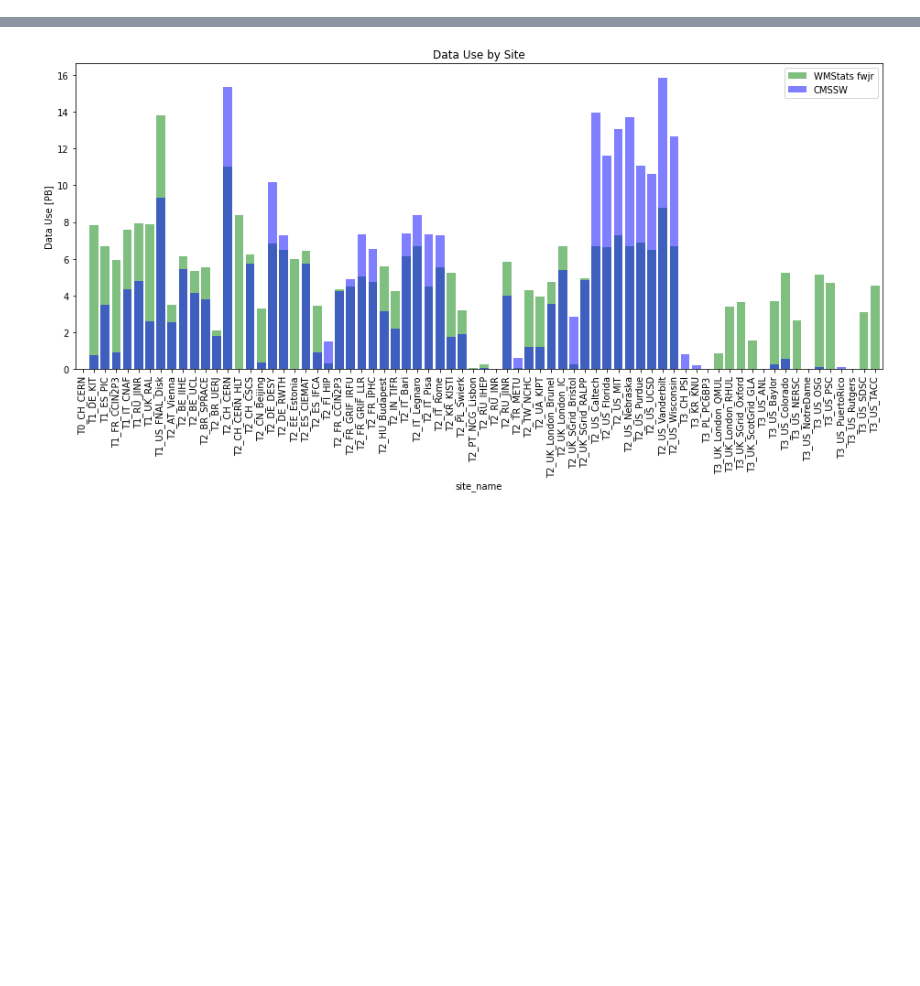
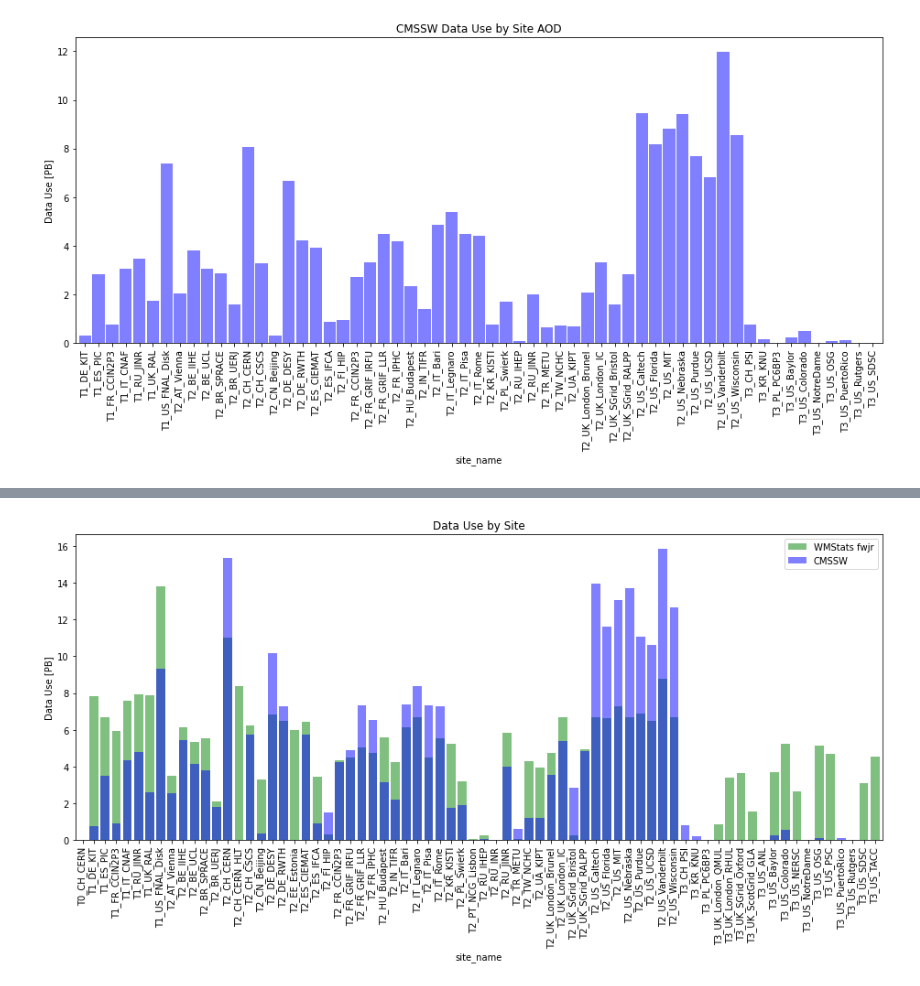
Before and after one commit to emcgrady/cms_data_pop, a Jupyter notebook: bar_graphs.ipynb, the cells around one changed output, grey strips where cells are left out. Saved outputs shown, nothing was run; the diff lists cells and outputs as text; code cells hidden in the pictures; blank space fills up the shorter version.

```diff
--- a/bar_graphs.ipynb
+++ b/bar_graphs.ipynb
@@ -122,3 +119,20 @@ fig.savefig("plots/site_cmssw.pdf")
+# %%
+x = np.arange(len(cmssw_set_filt))
+
+fig, ax = plt.subplots()
+fig.set_figheight(7)
+fig.set_figwidth(13)
+(cmssw_set_filt/1e15).plot.bar(align='center', width=0.9, label='CMSSW', alpha=0.5, color='blue')
+
+ax.set_ylabel('Data Use [PB]')
+ax.set_title('CMSSW Data Use by Site AOD')
+ax.set_xticks(x)
+
+fig.tight_layout()
+
+fig.savefig("plots/site_cmssw_aod.pdf")
+# %% [output]
+[figure, added]
 # %%
 x = np.arange(len(fwjr_set))
 
```
Also changed, not shown: parts of 22 cells of this notebook, 3 other files.
